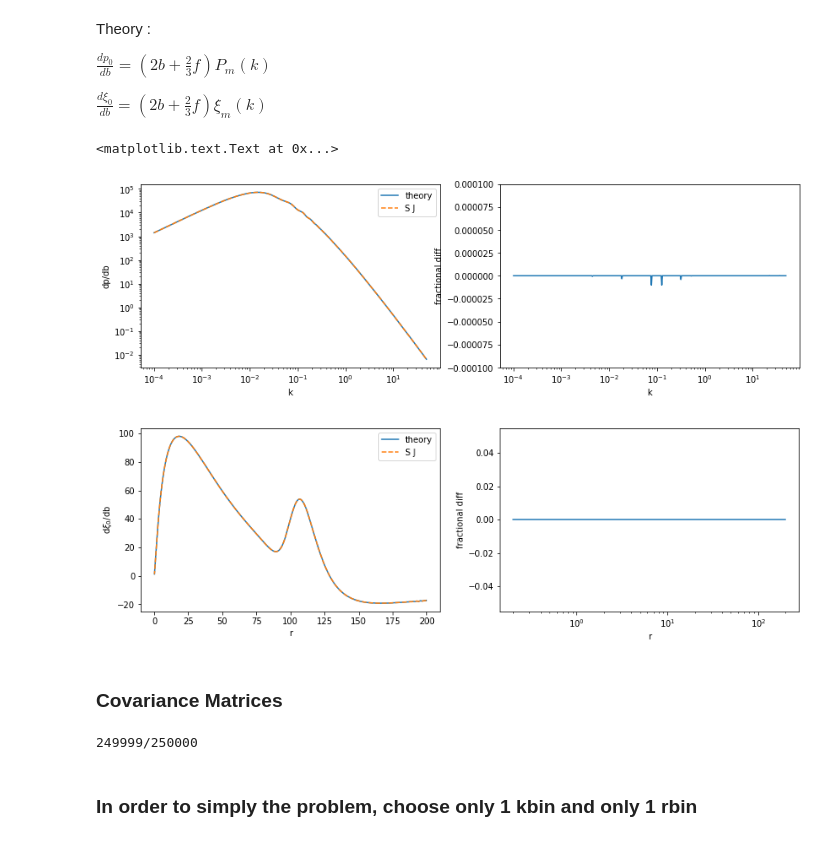
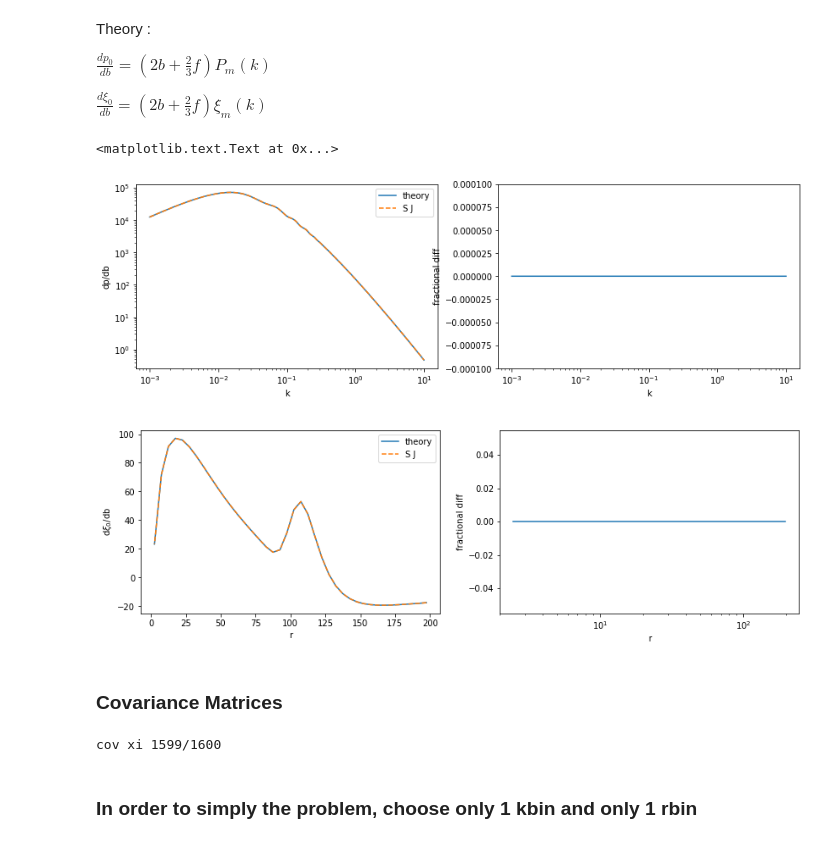
Before and after one commit to sujeong-lee/SNR, a Jupyter notebook: notebook/covariance notebook.ipynb, the cells around one changed output. Saved outputs shown, nothing was run; the diff lists cells and outputs as text; code cells hidden in the pictures.

```diff
--- a/notebook/covariance notebook.ipynb
+++ b/notebook/covariance notebook.ipynb
@@ -21,7 +18,7 @@ The autoreload extension is already loaded. To reload it, use:
 # f = structure growth rate
 # s = velocity dispersion in FoG term
 # nn = shot noise
-cosmo = class_covariance(KMIN=0.0001, KMAX = 50, n=20000, RMIN = 0.001, RMAX = 200, n2 = 501,
+cosmo = class_covariance(KMIN=0.001, KMAX = 10, n=3000, RMIN = 0.001, RMAX = 200, n2 = 41,
                          b = 2.0, f = 0.74, s=0.0, nn=0, rscale = 'lin', kscale='log')
 
 # calling matter power spectrum from camb
@@ -90,7 +87,7 @@ $\frac{dp_0}{db} = \left(2b + \frac{2}{3} f \right) P_{m}(k)$
 
 $\frac{d\xi_0}{db} = \left(2b + \frac{2}{3} f \right) \xi_{m}(k)$
 # %%
-Pmatter = cosmo.Pm_interp(cosmo.kcenter_y) #matter power spectrum from camb
+Pmatter = cosmo.Pm_interp(cosmo.kbin) #matter power spectrum from camb
 # %%
 # theory
 dpdb_theory = (2*cosmo.b + 2./3*cosmo.f) * Pmatter
@@ -101,41 +98,41 @@ dpdb_mine, _, _ = cosmo.derivative_P_bfs(0)
 dxidb_mine, _, _ = cosmo.derivative_bfs(0)   # Fourier transform of dp/db
 # %%
 fig, (ax, ax2) = plt.subplots(1,2, figsize = (14,4))
-ax.loglog(cosmo.kcenter_y, dpdb_theory, label='theory')
-ax.loglog(cosmo.kcenter_y, dpdb_mine, '--', label = 'S J')
+ax.loglog(cosmo.kbin, dpdb_theory, label='theory')
+ax.loglog(cosmo.kbin, dpdb_mine, '--', label = 'S J')
 ax.set_xlabel('k')
 ax.set_ylabel('dp/db')
 ax.legend()
 
-ax2.semilogx(cosmo.kcenter_y, 1.-dpdb_theory/dpdb_mine)
+ax2.semilogx(cosmo.kbin, 1.-dpdb_theory/dpdb_mine)
 ax2.set_ylim(-1e-04, 1e-04)
 ax2.set_xlabel('k')
 ax2.set_ylabel('fractional diff')
 
 fig, (ax, ax2) = plt.subplots(1,2, figsize = (14,4))
 ax.plot(cosmo.rcenter, cosmo.rcenter**2*dxidb_theory, label = 'theory')
 ax.plot(cosmo.rcenter, cosmo.rcenter**2*dxidb_mine, '--', label='S J')
 ax.set_xlabel('r')
 ax.set_ylabel(r'd$\xi_0$/db')
 ax.legend()
 
 ax2.semilogx(cosmo.rcenter, 1.-dxidb_theory/dxidb_theory)
 ax2.set_xlabel('r')
 ax2.set_ylabel('fractional diff')
 #ax2.set_ylim(-1e-13, 1e-13)
 # %% [output]
 <matplotlib.text.Text at 0x...>
-[figure, old version]
+[figure, new version]
-[figure, old version]
+[figure, new version]
 # %% [markdown]
 ### Covariance Matrices
 # %%
 # calculate covariance matrix
 covp_model = cosmo.covariance_PP(0,0)        # cov P monopole
-covxi_model = cosmo.FT_covariance_Xi(0,0)    # cov Xi monopole  : double bessel FT of covp_model
-covpxi_model = cosmo.FT_covariance_PXi(0,0)  # cov Pxi monopole : FT of covp_model
+covxi_model = cosmo.covariance_Xi(0,0)    # cov Xi monopole  : double bessel FT of covp_model
+covpxi_model = cosmo.covariance_PXi(0,0)  # cov Pxi monopole : FT of covp_model
 # %% [output]
-249999/250000
+cov xi 1599/1600
 # %% [markdown]
 ### In order to simply the problem, choose only 1 kbin and only 1 rbin
 # %%
```
Also changed, not shown: parts of 17 cells of this notebook, 4 other files.
